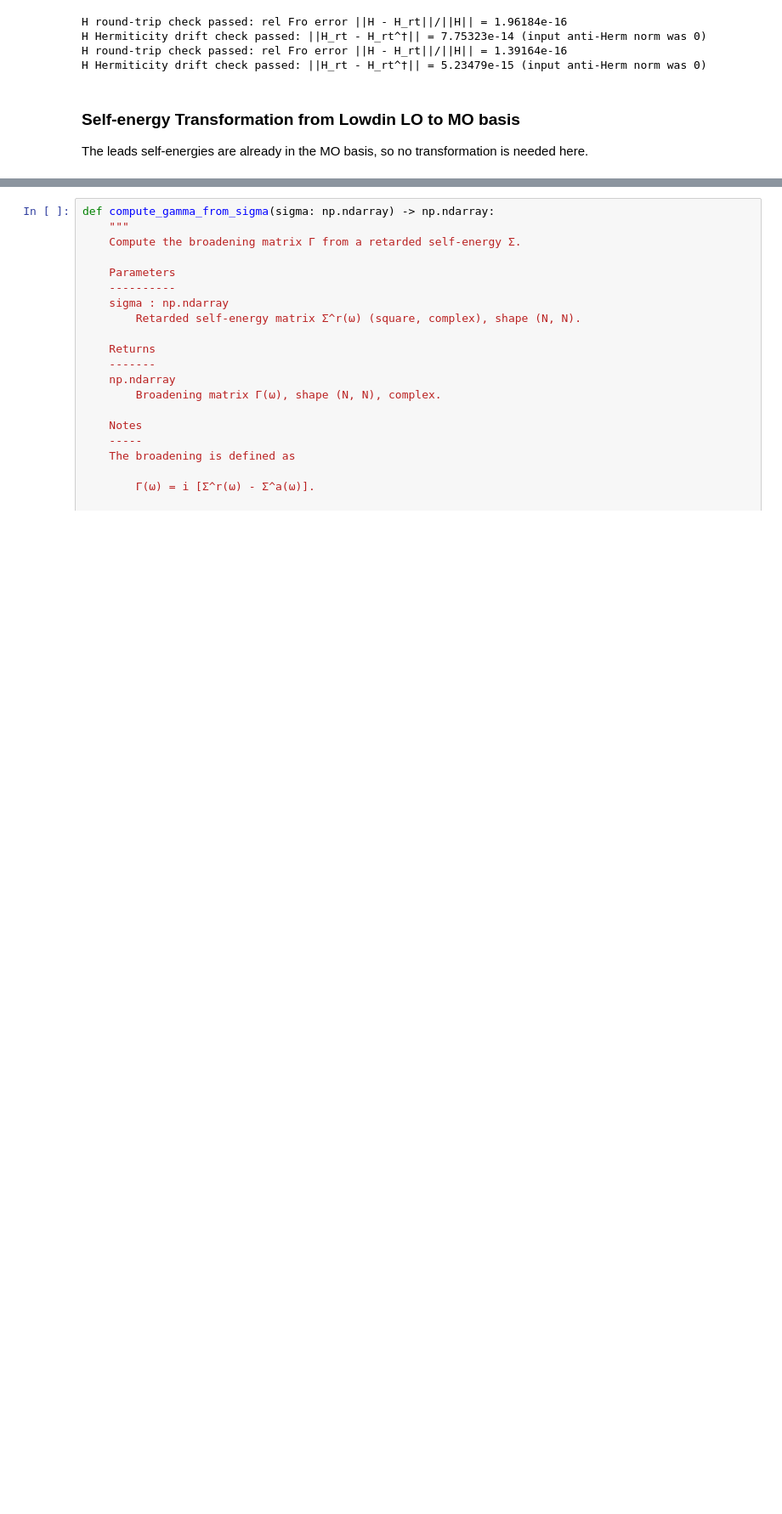
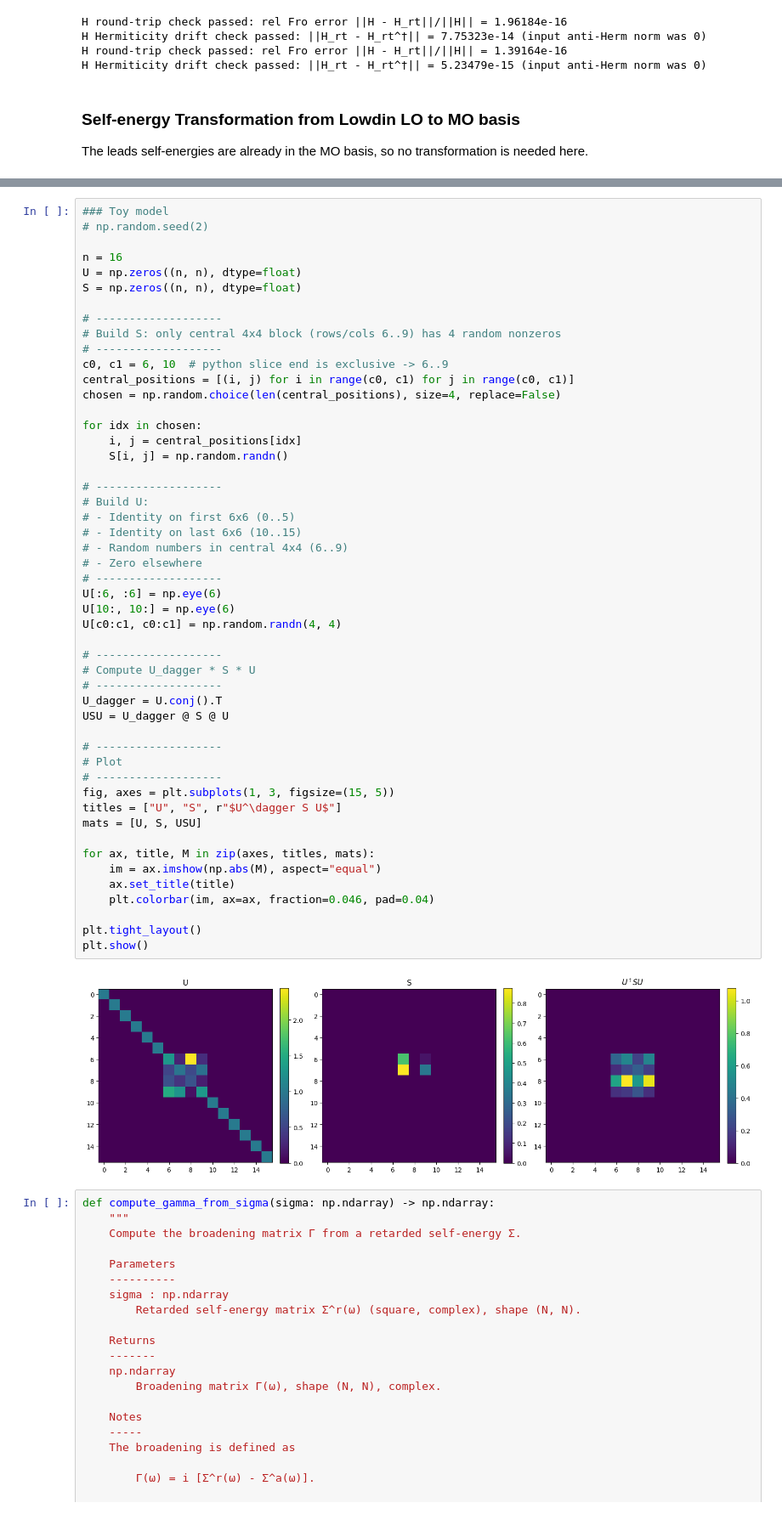
Before and after one commit to aj0337/qtpyt-tests, a Jupyter notebook: vertex_correction/pentadienyl/ao_basis/get_transformation.ipynb, the cells around one changed output, grey strips where cells are left out. Shown at 85% size. Saved outputs shown, nothing was run; the diff lists cells and outputs as text; blank space fills up the shorter version.

Commit message:
Toy model tests on vertex correction

```diff
--- a/vertex_correction/pentadienyl/ao_basis/get_transformation.ipynb
+++ b/vertex_correction/pentadienyl/ao_basis/get_transformation.ipynb
@@ -363,3 +388,55 @@ plt.show()
+# %%
+### Toy model
+# np.random.seed(2)
+
+n = 16
+U = np.zeros((n, n), dtype=float)
+S = np.zeros((n, n), dtype=float)
+
+# -------------------
+# Build S: only central 4x4 block (rows/cols 6..9) has 4 random nonzeros
+# -------------------
+c0, c1 = 6, 10  # python slice end is exclusive -> 6..9
+central_positions = [(i, j) for i in range(c0, c1) for j in range(c0, c1)]
+chosen = np.random.choice(len(central_positions), size=4, replace=False)
+
+for idx in chosen:
+    i, j = central_positions[idx]
+    S[i, j] = np.random.randn()
+
+# -------------------
+# Build U:
+# - Identity on first 6x6 (0..5)
+# - Identity on last 6x6 (10..15)
+# - Random numbers in central 4x4 (6..9)
+# - Zero elsewhere
+# -------------------
+U[:6, :6] = np.eye(6)
+U[10:, 10:] = np.eye(6)
+U[c0:c1, c0:c1] = np.random.randn(4, 4)
+
+# -------------------
+# Compute U_dagger * S * U
+# -------------------
+U_dagger = U.conj().T
+USU = U_dagger @ S @ U
+
+# -------------------
+# Plot
+# -------------------
+fig, axes = plt.subplots(1, 3, figsize=(15, 5))
+titles = ["U", "S", r"$U^\dagger S U$"]
+mats = [U, S, USU]
+
+for ax, title, M in zip(axes, titles, mats):
+    im = ax.imshow(np.abs(M), aspect="equal")
+    ax.set_title(title)
+    plt.colorbar(im, ax=ax, fraction=0.046, pad=0.04)
+
+plt.tight_layout()
+plt.show()
+# %% [output]
+[figure, added]
 # %%
 def compute_gamma_from_sigma(sigma: np.ndarray) -> np.ndarray:
     """
```
Also changed, not shown: parts of 4 cells of this notebook.
